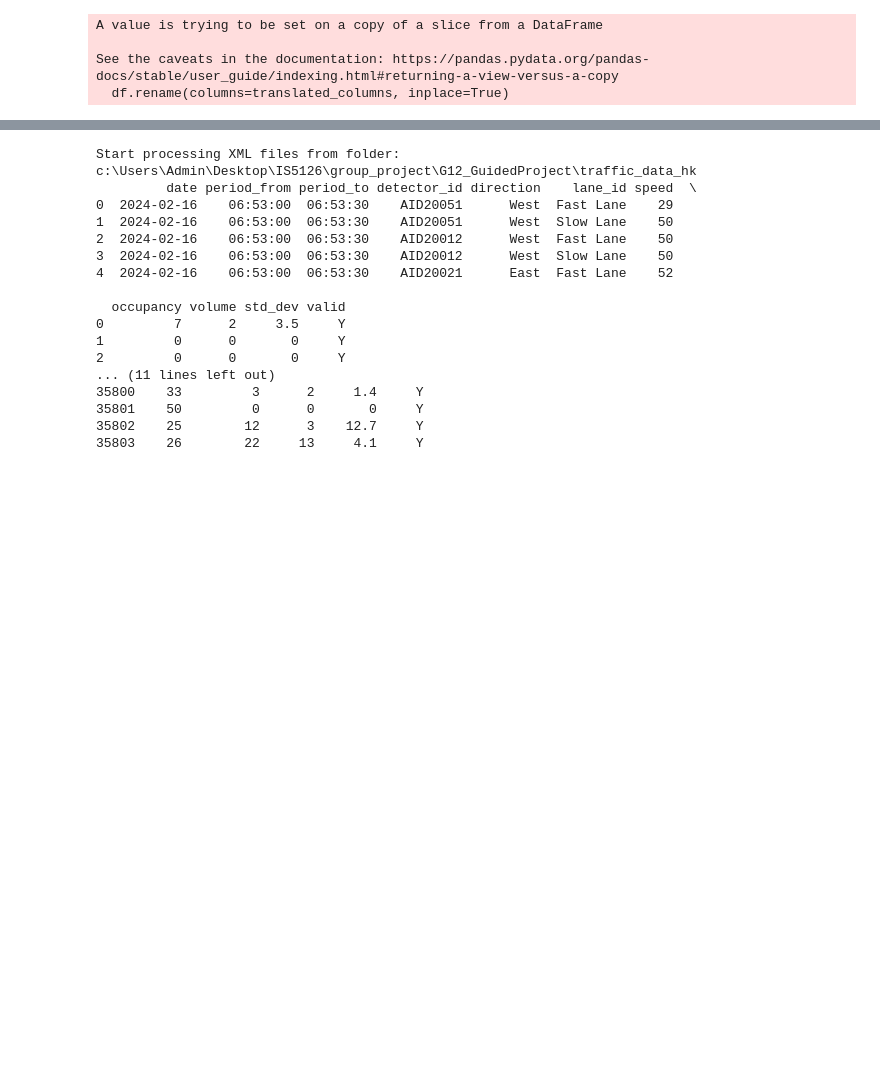
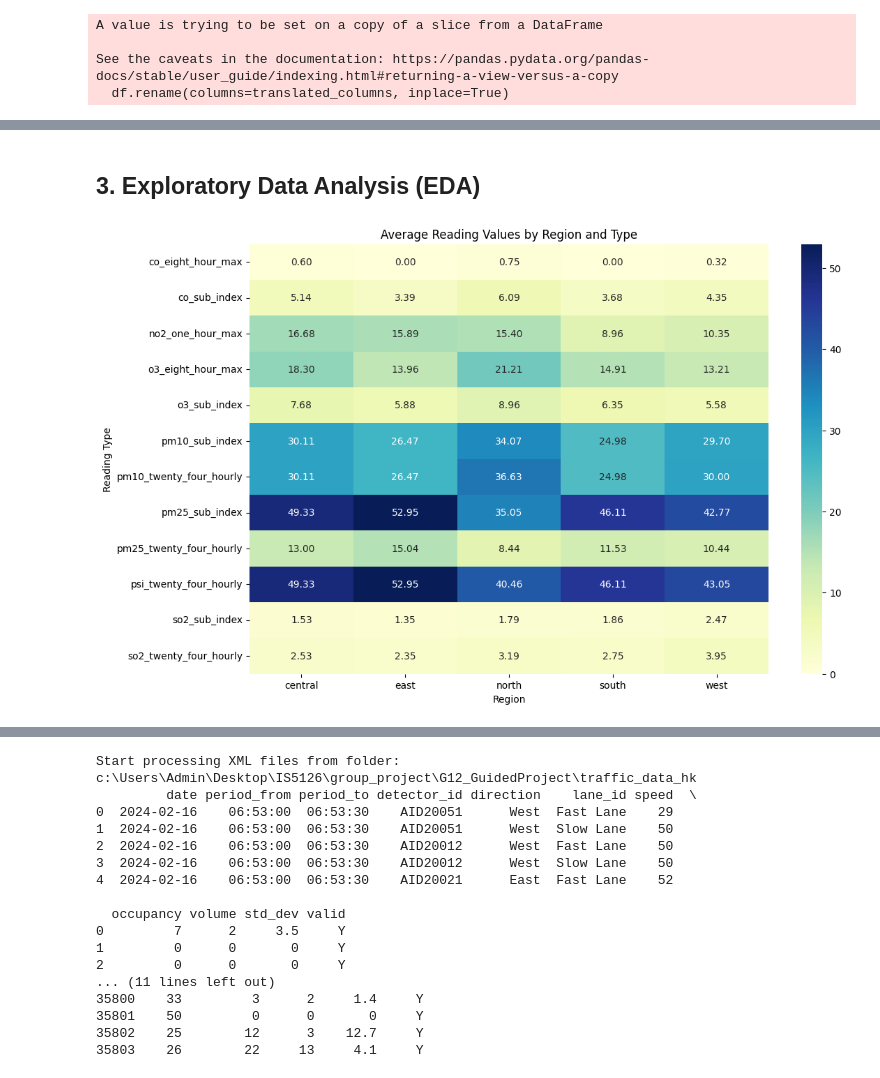
Before and after one commit to linxianying/G12_GuidedProject, a Jupyter notebook: traffic_air_sg.ipynb, the cells around one changed output, grey strips where cells are left out. Drawn from its saved outputs; the diff is of its cells as text; code cells hidden in the pictures; blank space fills up the shorter version.

```diff
--- a/traffic_air_sg.ipynb
+++ b/traffic_air_sg.ipynb
@@ -420,21 +458,3 @@ reading types: ['o3_sub_index' 'no2_one_hour_max' 'o3_eight_hour_max'
  'psi_twenty_four_hourly' 'pm10_twenty_four_hourly' 'pm10_sub_index'
  'pm25_twenty_four_hourly' 'so2_sub_index' 'pm25_sub_index'
  'so2_twenty_four_hourly' 'co_eight_hour_max' 'co_sub_index']
-# %%
-# clean the Feb data, all_psi_sg
-# Check for missing values
-print("Missing values in each column:\n", all_psi_sg.isnull().sum())
-
-all_psi_sg.dropna(subset=['reading_value'], inplace=True)
-
-# Check duplicates
-duplicates = all_psi_sg.duplicated().sum()
-print(f"Number of duplicate rows: {duplicates}")
-if duplicates > 0:
-    all_psi_sg.drop_duplicates(inplace=True)
-
-all_psi_sg['date'] = pd.to_datetime(all_psi_sg['date'])
-all_psi_sg['reading_value'] = pd.to_numeric(all_psi_sg['reading_value'], errors='coerce')
-
-
-print(all_psi_sg.info())
@@ -726,0 +651,17 @@ Found link: https://dmprod-datasets.s3.ap-southeast-1.amazonaws.com/traffic-flow
+# %% [markdown]
+## 3. Exploratory Data Analysis (EDA)
+# %%
+import pandas as pd
+import seaborn as sns
+import matplotlib.pyplot as plt
+
+avg_readings = all_psi_sg.groupby(['reading_type','region'])['reading_value'].mean().unstack()
+
+plt.figure(figsize=(12, 8))
+sns.heatmap(avg_readings, annot=True, cmap="YlGnBu", fmt='.2f')
+plt.title('Average Reading Values by Region and Type')
+plt.ylabel('Reading Type')
+plt.xlabel('Region')
+plt.show()
+# %% [output]
+[figure, added]
```
Also changed, not shown: parts of 41 cells of this notebook, 1 other file.
